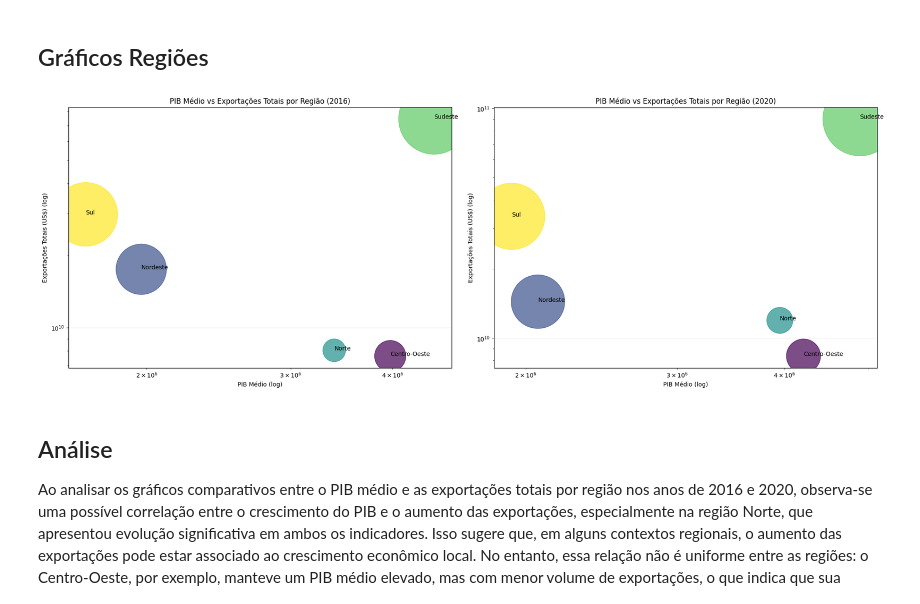
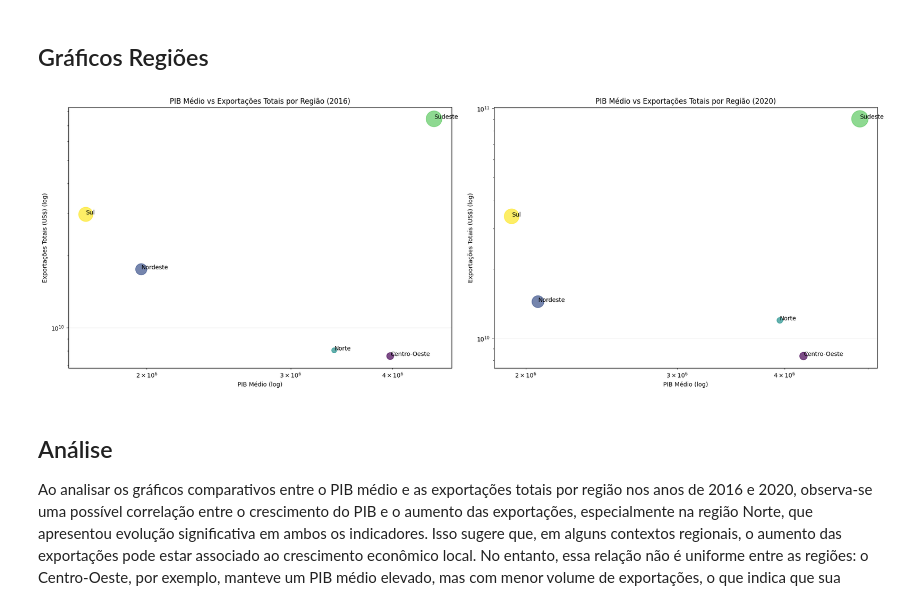
Before and after one commit to anaC-Fernandes/ProjetoDados, a Jupyter notebook: Notebooks/Dataset_Economia.ipynb, the cells around one changed output. Cells and saved outputs as stored; diff of their text form; code cells hidden in the pictures.

```diff
--- a/Notebooks/Dataset_Economia.ipynb
+++ b/Notebooks/Dataset_Economia.ipynb
@@ -735,7 +735,7 @@ regioes_2016 = df_2016.groupby('Regiao').agg({
 
 # Criando gráfico de bolhas
 plt.scatter(regioes_2016['PIB'], regioes_2016['Exportacoes_US$'],
-           s=regioes_2016['Municipio']*20,  # Tamanho proporcional ao número de municípios
+           s=regioes_2016['Municipio'],  # Tamanho proporcional ao número de municípios
            alpha=0.7,
            c=range(len(regioes_2016)),  # Cores diferentes por região
            cmap='viridis')
@@ -762,35 +762,35 @@ df_2020 = df[(df['Ano'] == 2020) &
 
 # Agrupando por região e calculando média de PIB, soma de exportações e contagem de municípios
 regioes_2020 = df_2020.groupby('Regiao').agg({
     'PIB': 'mean',
     'Exportacoes_US$': 'sum',
     'CDMunicipio': 'count'  # Assumindo que existe uma coluna 'Municipio'
 }).reset_index().rename(columns={'CDMunicipio': 'Municipio'}) # Renomear para 'Municipio' se necessário
 
 # Criando gráfico de bolhas
 plt.scatter(regioes_2020['PIB'], regioes_2020['Exportacoes_US$'],
-           s=regioes_2020['Municipio']*20,  # Tamanho proporcional ao número de municípios
+           s=regioes_2020['Municipio'],  # Tamanho proporcional ao número de municípios
            alpha=0.7,
            c=range(len(regioes_2020)),  # Cores diferentes por região
            cmap='viridis')
 
 # Adicionando rótulos para cada região
 for i, row in regioes_2020.iterrows():
     plt.annotate(row['Regiao'],
                 (row['PIB'], row['Exportacoes_US$']),
                 fontsize=10)
 
 plt.xscale('log')
 plt.yscale('log')
 plt.title('PIB Médio vs Exportações Totais por Região (2020)')
 plt.xlabel('PIB Médio (log)')
 plt.ylabel('Exportações Totais (US$) (log)')
 plt.grid(True, alpha=0.3)
 
 plt.tight_layout()
 plt.show()
 # %% [output]
-[figure, old version]
+[figure, new version]
 # %% [markdown]
 ## Análise
 Ao analisar os gráficos comparativos entre o PIB médio e as exportações totais por região nos anos de 2016 e 2020, observa-se uma possível correlação entre o crescimento do PIB e o aumento das exportações, especialmente na região Norte, que apresentou evolução significativa em ambos os indicadores. Isso sugere que, em alguns contextos regionais, o aumento das exportações pode estar associado ao crescimento econômico local. No entanto, essa relação não é uniforme entre as regiões: o Centro-Oeste, por exemplo, manteve um PIB médio elevado, mas com menor volume de exportações, o que indica que sua economia pode estar mais voltada ao mercado interno ou a setores que não se refletem diretamente em exportações. Já o Sudeste, com o maior PIB médio e volume de exportações, reforça a ideia de que municípios com maior atividade exportadora tendem a ter maior geração de riqueza. Assim, pode-se concluir que existe uma relação entre o PIB e a taxa de exportação em muitos municípios, embora fatores como estrutura econômica e perfil produtivo regional também influenciem essa dinâmica.
```
